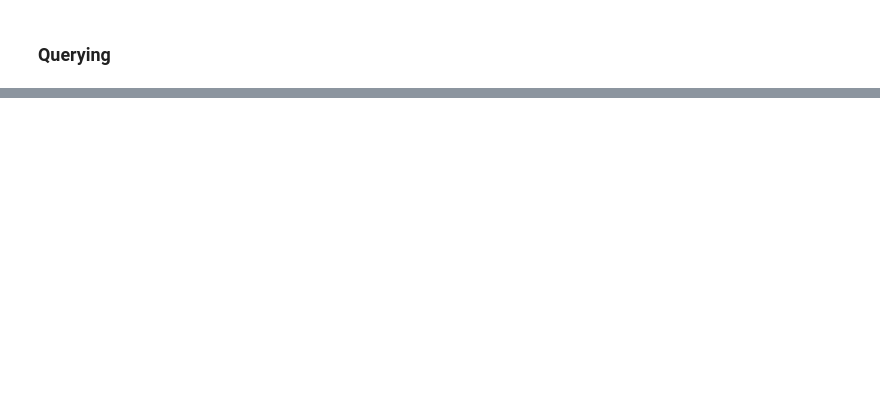
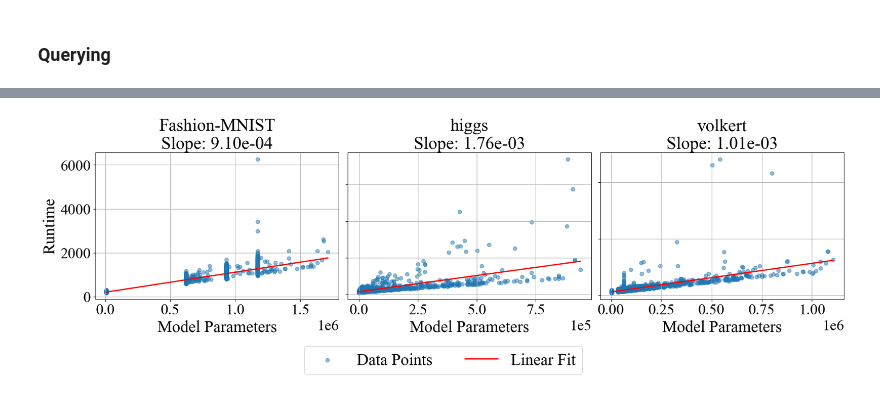
Before and after one commit to QianJaneXie/CostAwareStoppingBayesOpt, a Jupyter notebook: notebooks/LCBench.ipynb, the cells around one changed output, grey strips where cells are left out. Cells and saved outputs as stored; diff of their text form; code cells hidden in the pictures; blank space fills up the shorter version.

```diff
--- a/notebooks/LCBench.ipynb
+++ b/notebooks/LCBench.ipynb
@@ -252,5 +135,0 @@ array([ 5.32892299,  6.49984479,  7.21829891,  7.11256027, 10.73110294,
-# %%
-higgs_time = []
-for i in range(2000):
-    higgs_time.append(bench.query(dataset_name="higgs", tag="time", config_id=i)[-1])
-higgs_time
@@ -309,7 +135,0 @@ min(performances, key=lambda x: x[1])
-# %%
-dataset_name = "higgs"
-criterion = "final_val_accuracy"
-performances = []
-for config_id in bench.data[dataset_name].keys():
-    performances.append((config_id, bench.query(dataset_name, criterion, config_id)))
-max(performances, key=lambda x: x[1])
@@ -318,7 +135,0 @@ max(performances, key=lambda x: x[1])
-# %%
-dataset_name = "higgs"
-criterion = "final_test_accuracy"
-performances = []
-for config_id in bench.data[dataset_name].keys():
-    performances.append((config_id, bench.query(dataset_name, criterion, config_id)))
-max(performances, key=lambda x: x[1])
@@ -449,0 +156,64 @@ bench.plot_by_name(dataset_names=["higgs", "jasmine"],
+# %%
+import numpy as np
+
+dataset_names = ['Fashion-MNIST', 'higgs', 'volkert']  # Assumes there are exactly six datasets
+num_configs = 2000  # Adjust based on available configurations
+
+# Create a 1x3 grid of subplots for each dataset.
+fig, axes = plt.subplots(1, 3, figsize=(18, 6))
+axes = axes.flatten()
+
+for i, (ax, dataset) in enumerate(zip(axes, dataset_names)):
+    model_params_list = []  # Number of model parameters for each configuration
+    time_vals = []          # Corresponding time (using the last time stamp)
+
+    # Collect data
+    for config_id in range(num_configs):
+        try:
+            params = bench.query(dataset_name=dataset, tag="model_parameters", config_id=config_id)
+            time_val = bench.query(dataset_name=dataset, tag="time", config_id=config_id)[-1]
+            model_params_list.append(params)
+            time_vals.append(time_val)
+        except Exception as e:
+            print(f"Skipping config {config_id} for dataset {dataset}: {e}")
+            continue
+
+    ax.scatter(model_params_list, time_vals, alpha=0.5, label='Data Points')
+
+    if len(model_params_list) > 1:
+        # Fit linear regression
+        coefficients = np.polyfit(model_params_list, time_vals, 1)
+        slope, intercept = coefficients
+        line_fit = np.poly1d(coefficients)
+
+        # Plot the line
+        x_range = np.linspace(min(model_params_list), max(model_params_list), 100)
+        ax.plot(x_range, line_fit(x_range), color="red", linewidth=2, label='Linear Fit')
+
+        # Print and display slope
+        print(f"Slope for {dataset}: {slope:.4f}")
+        ax.set_title(f"{dataset}\nSlope: {slope:.2e}", fontsize=28)
+    else:
+        ax.set_title(f"{dataset}\nInsufficient data", fontsize=28)
+
+    if i == 0:
+        ax.set_ylabel("Runtime", fontsize=26)
+    else:
+        ax.set_ylabel("")
+        ax.tick_params(labelleft=False)
+    ax.set_xlabel("Model Parameters", fontsize=26)
+    ax.tick_params(axis='both', labelsize=24)
+    ax.grid(True)
+    ax.ticklabel_format(style='sci', axis='x', scilimits=(0, 0))
+    ax.xaxis.get_offset_text().set_fontsize(24)
+
+# plt.suptitle("Time vs Model Parameters with Linear Regression and Slopes", fontsize=)
+# Get legend handles and labels from one of the axes
+handles, labels = axes[0].get_legend_handles_labels()
+
+# Place the legend below all subplots
+fig.legend(handles, labels, loc='lower center', ncol=2, fontsize=26, bbox_to_anchor=(0.5, -0.05))
+plt.tight_layout(rect=[0, 0.1, 1, 0.95])
+# plt.show()
+plt.savefig("../plots/runtime_proxy.pdf")
+# %% [output]
@@ -449,0 +223 @@ bench.plot_by_name(dataset_names=["higgs", "jasmine"],
+[figure, added]
```
Also changed, not shown: parts of 38 cells of this notebook.
